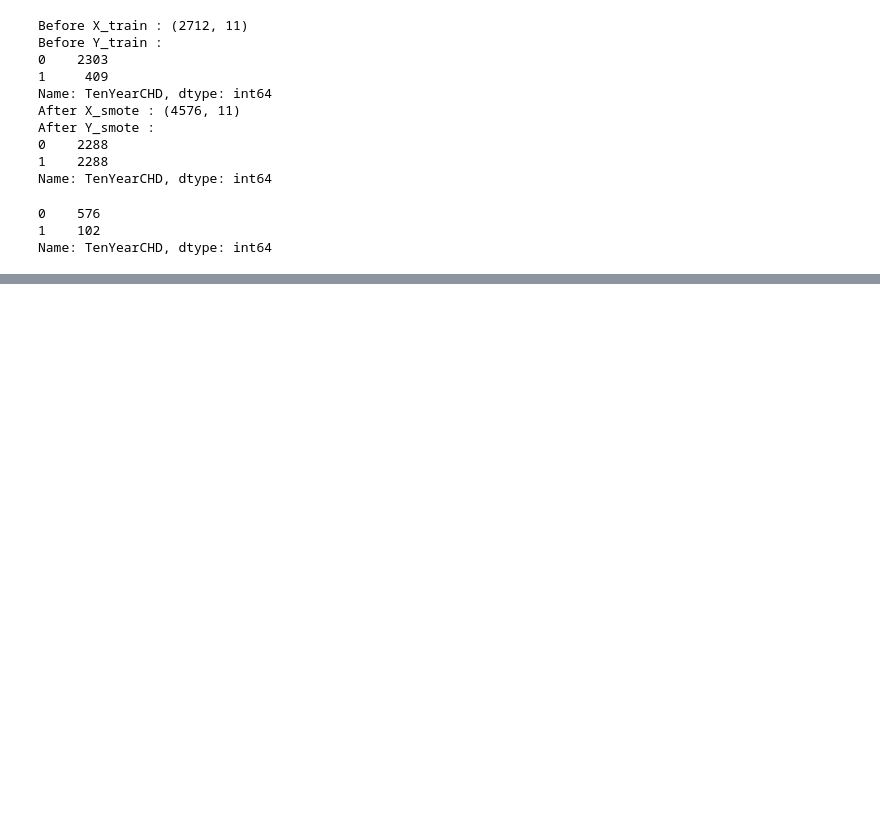
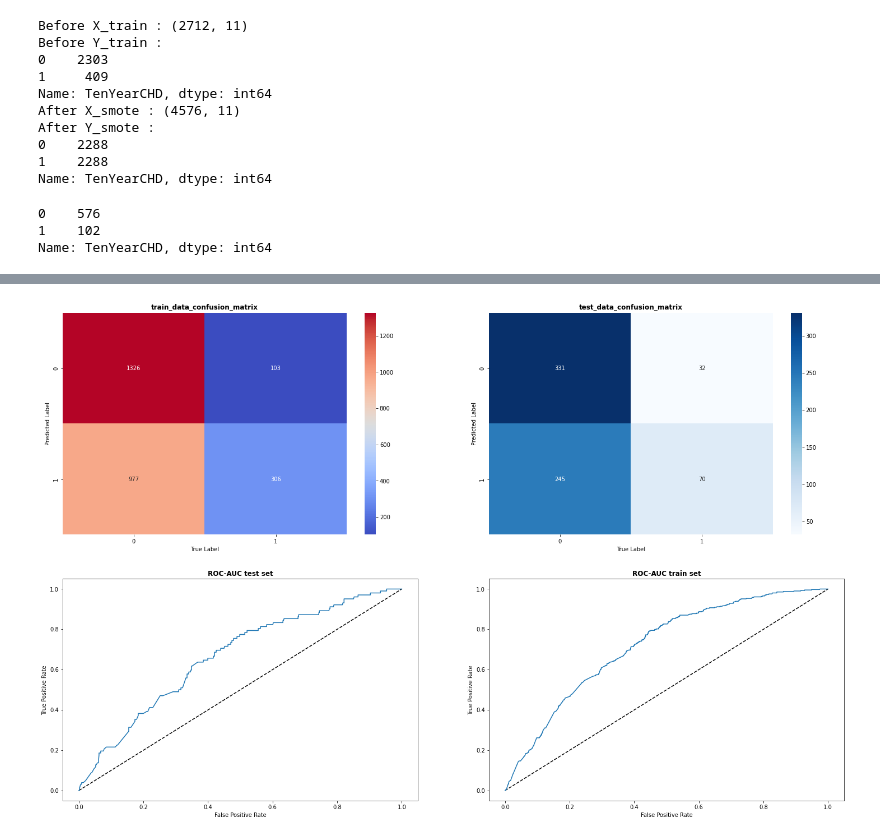
Before and after one commit to Aashishc-prog/CardioVascular-Risk-Prediction, a Jupyter notebook: Capstone_3.ipynb, the cells around one changed output, grey strips where cells are left out. Cells and saved outputs as stored; diff of their text form; code cells hidden in the pictures; blank space fills up the shorter version.

```diff
--- a/Capstone_3.ipynb
+++ b/Capstone_3.ipynb
@@ -653,0 +711,16 @@ Name: TenYearCHD, dtype: int64
+# %%
+from xgboost import XGBRFClassifier
+from sklearn.model_selection import RandomizedSearchCV
+clf = XGBRFClassifier(weight_class='balanced', silent=True, random_state=3)
+
+# HYperparameter Grid
+grid = {'n_estimators' : [100],
+        'max_depth' : [3],
+        'min_samples_split' : [40],
+        'min_samples_leaf' : [50],
+        'eta' : [0.01]}
+
+# GridSearch to find the best parameters
+xgb = RandomizedSearchCV(estimator = clf, param_distributions = grid, scoring = 'roc_auc', cv=3, verbose=3)
+xgb.fit(X_smote, Y_smote)
+print(f"The best parameters are {xgb.best_params_} with a score of {xgb.best_score_}")
@@ -653,0 +733,4 @@ Name: TenYearCHD, dtype: int64
+# %%
+get_some_metric(xgb)
+# %% [output]
+[figure, added]
```
Also changed, not shown: parts of 39 cells of this notebook.
